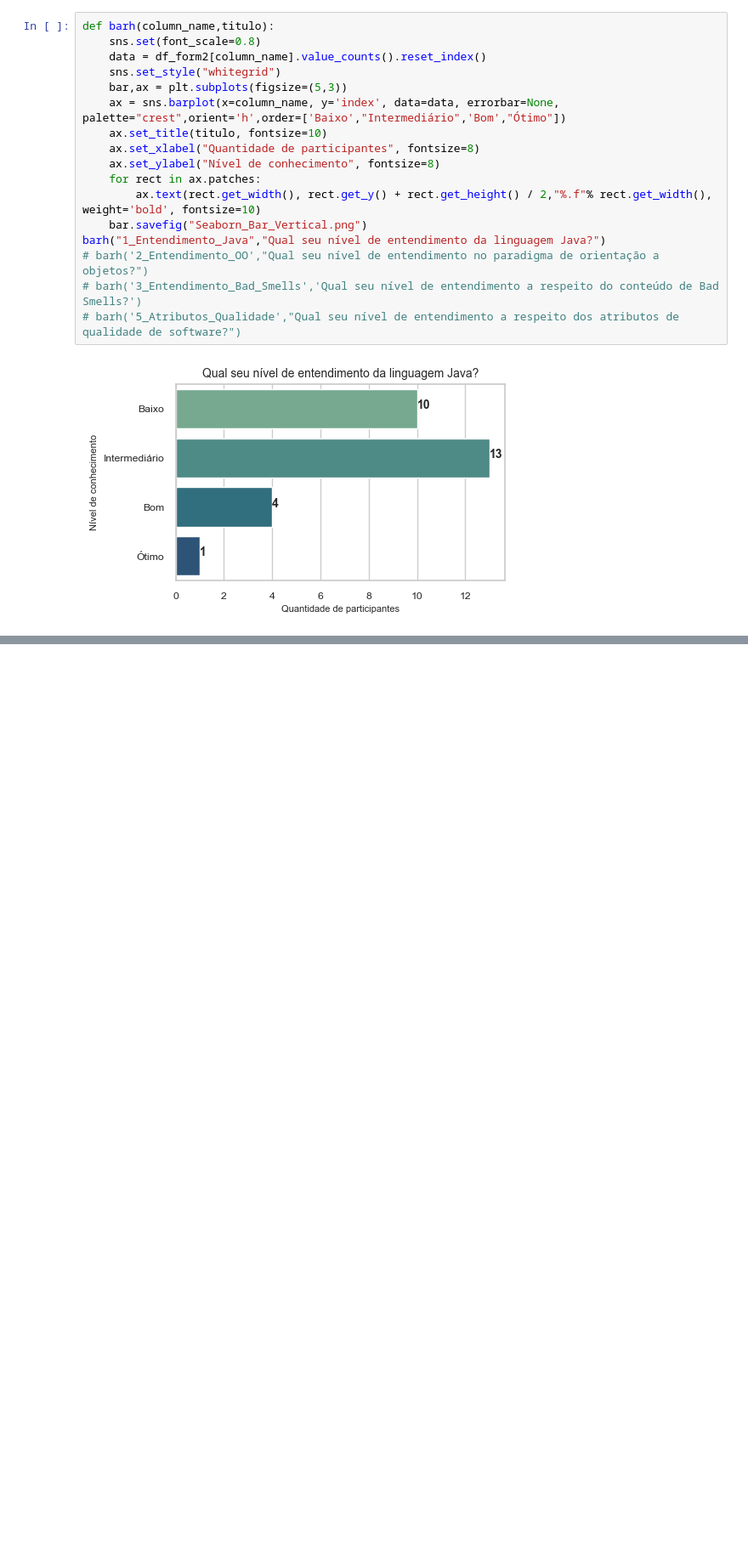
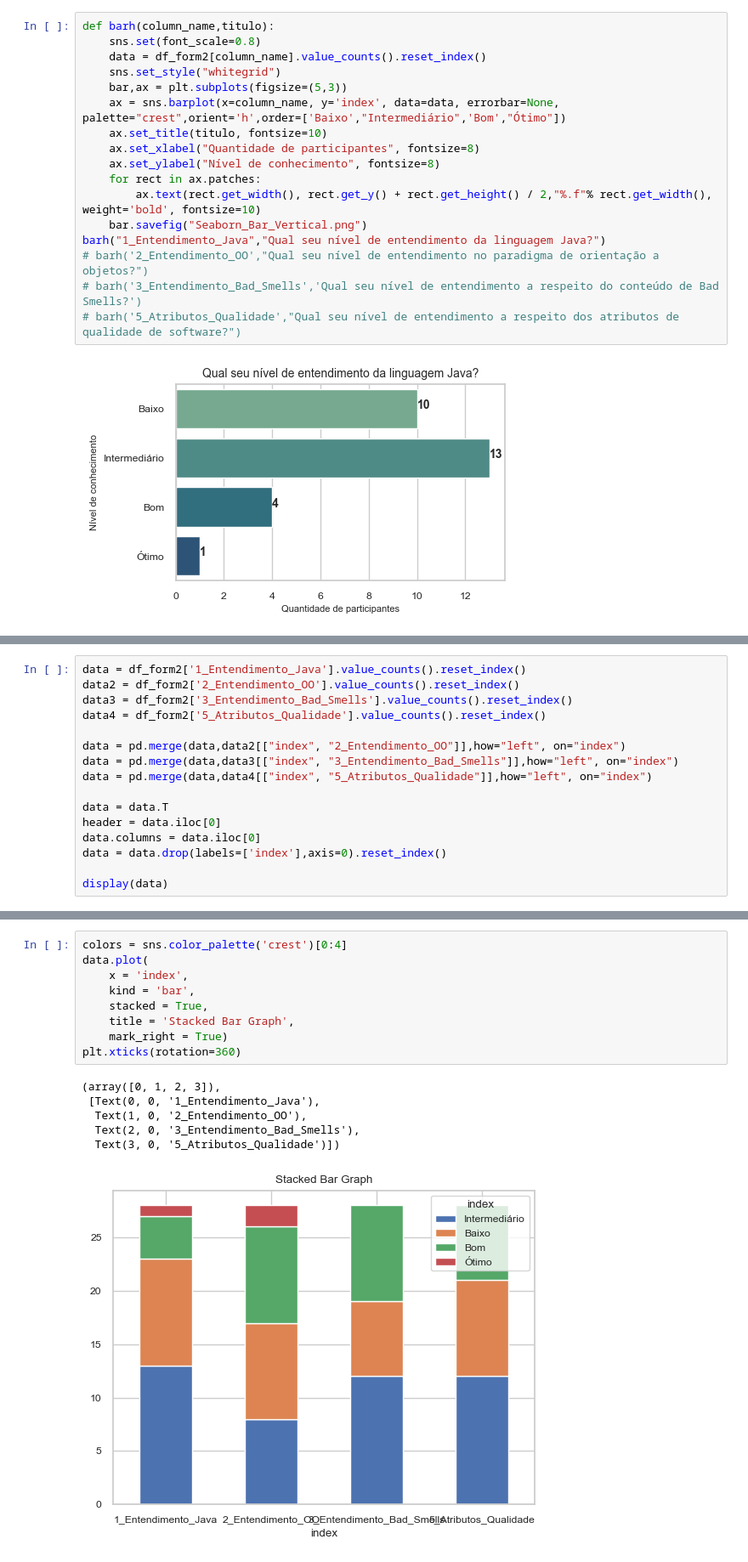
Before and after one commit to stefaneadna/Quality_Software, a Jupyter notebook: trabalho3/analise.ipynb, the cells around one changed output, grey strips where cells are left out. Shown: that part at 85% size. Cells and saved outputs as stored; diff of their text form; blank space fills up the shorter version.

```diff
--- a/trabalho3/analise.ipynb
+++ b/trabalho3/analise.ipynb
@@ -194,0 +203,16 @@ barh("1_Entendimento_Java","Qual seu nível de entendimento da linguagem Java?")
+# %%
+data = df_form2['1_Entendimento_Java'].value_counts().reset_index()
+data2 = df_form2['2_Entendimento_OO'].value_counts().reset_index()
+data3 = df_form2['3_Entendimento_Bad_Smells'].value_counts().reset_index()
+data4 = df_form2['5_Atributos_Qualidade'].value_counts().reset_index()
+
+data = pd.merge(data,data2[["index", "2_Entendimento_OO"]],how="left", on="index")
+data = pd.merge(data,data3[["index", "3_Entendimento_Bad_Smells"]],how="left", on="index")
+data = pd.merge(data,data4[["index", "5_Atributos_Qualidade"]],how="left", on="index")
+
+data = data.T
+header = data.iloc[0]
+data.columns = data.iloc[0]
+data = data.drop(labels=['index'],axis=0).reset_index()
+
+display(data)
@@ -194,0 +225,16 @@ barh("1_Entendimento_Java","Qual seu nível de entendimento da linguagem Java?")
+# %%
+colors = sns.color_palette('crest')[0:4]
+data.plot(
+    x = 'index',
+    kind = 'bar',
+    stacked = True,
+    title = 'Stacked Bar Graph',
+    mark_right = True)
+plt.xticks(rotation=360)
+# %% [output]
+(array([0, 1, 2, 3]),
+ [Text(0, 0, '1_Entendimento_Java'),
+  Text(1, 0, '2_Entendimento_OO'),
+  Text(2, 0, '3_Entendimento_Bad_Smells'),
+  Text(3, 0, '5_Atributos_Qualidade')])
+[figure, added]
```
Also changed, not shown: parts of 15 cells of this notebook.
